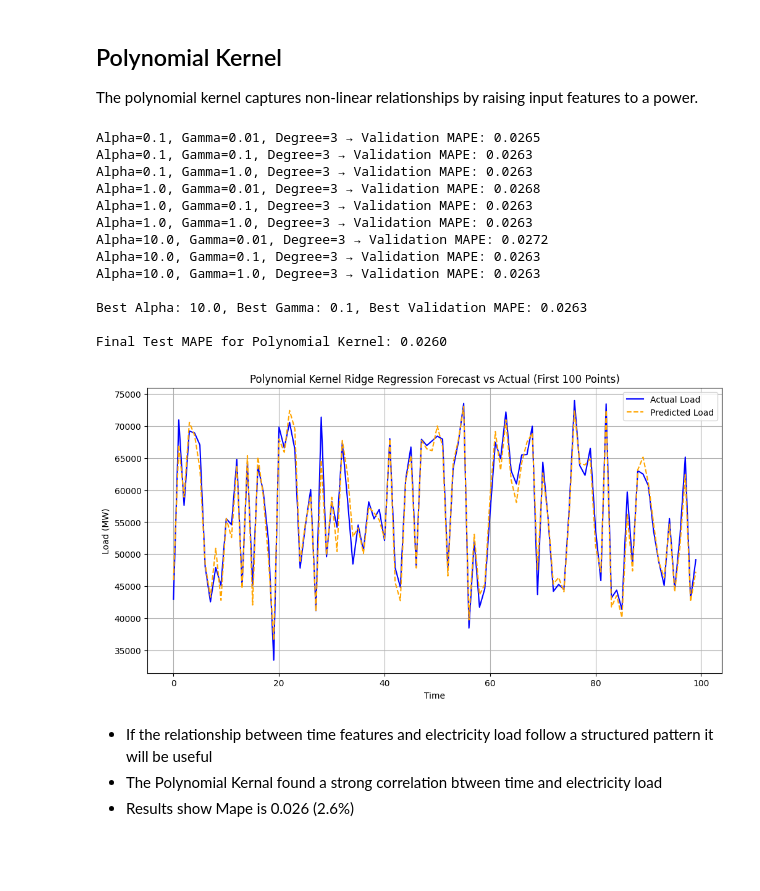
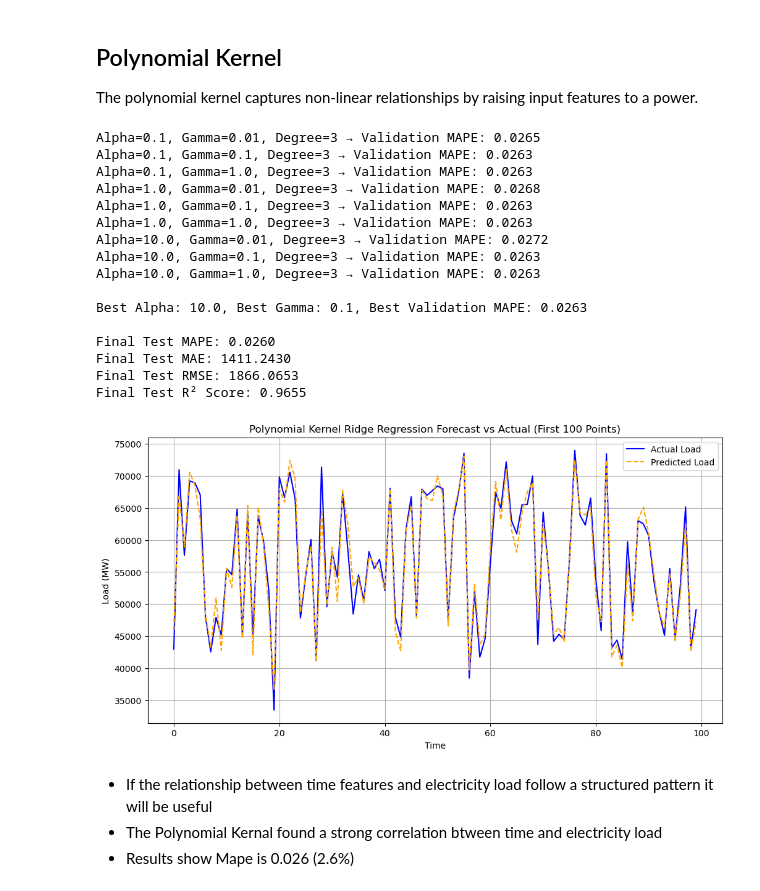
Before and after one commit to 333Rayyan/Electricity-Forecasting, a Jupyter notebook: krr_library.ipynb, the cells around one changed output. Cells and saved outputs as stored; diff of their text form; code cells hidden in the pictures; blank space fills up the shorter version.

```diff
--- a/krr_library.ipynb
+++ b/krr_library.ipynb
@@ -196,62 +207,67 @@ Final Test MAPE: 0.0221
 
 The polynomial kernel captures non-linear relationships by raising input features to a power.
 # %%
-# Step 1: Tune Alpha & Gamma Using the Validation Set for Polynomial Kernel
 best_alpha, best_gamma, best_mape = None, None, float("inf")
-degree = 3  # Cubic polynomial
+degree = 3
 
-alpha_values = [0.1, 1.0, 10.0]  # Regularisation strength
-gamma_values = [0.01, 0.1, 1.0]  # Kernel spread
+alpha_values = [0.1, 1.0, 10.0]
+gamma_values = [0.01, 0.1, 1.0]
 
 for alpha in alpha_values:
     for gamma in gamma_values:
         krr = KernelRidge(kernel='poly', alpha=alpha, gamma=gamma, degree=degree)
-        krr.fit(X_train_scaled, y_train)  # Train on training set
-        val_predictions = krr.predict(X_val_scaled)  # Predict on validation set
-        val_mape = mape(y_val, val_predictions)  # Evaluate performance
-
+        krr.fit(X_train_scaled, y_train)
+        val_predictions = krr.predict(X_val_scaled)
+        val_mape = mape(y_val, val_predictions)
         print(f"Alpha={alpha}, Gamma={gamma}, Degree={degree} → Validation MAPE: {val_mape:.4f}")
 
         if val_mape < best_mape:
-            best_alpha, best_gamma, best_mape = alpha, gamma, val_mape  # Store best hyperparameters
+            best_alpha, best_gamma, best_mape = alpha, gamma, val_mape
 
 print(f"\nBest Alpha: {best_alpha}, Best Gamma: {best_gamma}, Best Validation MAPE: {best_mape:.4f}")
 
-# Step 2: Train Final Model on Best Alpha & Gamma
 final_krr_poly = KernelRidge(kernel='poly', alpha=best_alpha, gamma=best_gamma, degree=degree)
 final_krr_poly.fit(X_train_scaled, y_train)
 
-# Step 3: Test Model on Unseen Test Data
 test_predictions_poly = final_krr_poly.predict(X_test_scaled)
+
 test_mape_poly = mape(y_test, test_predictions_poly)
+test_mae_poly = mean_absolute_error(y_test, test_predictions_poly)
+test_rmse_poly = np.sqrt(mean_squared_error(y_test, test_predictions_poly))
+test_r2_poly = r2_score(y_test, test_predictions_poly)
 
-print(f"\nFinal Test MAPE for Polynomial Kernel: {test_mape_poly:.4f}")
+print(f"\nFinal Test MAPE: {test_mape_poly:.4f}")
+print(f"Final Test MAE: {test_mae_poly:.4f}")
+print(f"Final Test RMSE: {test_rmse_poly:.4f}")
+print(f"Final Test R² Score: {test_r2_poly:.4f}")
 
-# Step 4: Plot Predictions vs Actual for First 100 Points
 plt.figure(figsize=(12, 6))
 plt.plot(y_test[:100], label="Actual Load", color="blue")
 plt.plot(test_predictions_poly[:100], label="Predicted Load", color="orange", linestyle="dashed")
 plt.title("Polynomial Kernel Ridge Regression Forecast vs Actual (First 100 Points)")
 plt.xlabel("Time")
 plt.ylabel("Load (MW)")
 plt.legend()
 plt.grid(True)
 plt.show()
 # %% [output]
 Alpha=0.1, Gamma=0.01, Degree=3 → Validation MAPE: 0.0265
 Alpha=0.1, Gamma=0.1, Degree=3 → Validation MAPE: 0.0263
 Alpha=0.1, Gamma=1.0, Degree=3 → Validation MAPE: 0.0263
 Alpha=1.0, Gamma=0.01, Degree=3 → Validation MAPE: 0.0268
 Alpha=1.0, Gamma=0.1, Degree=3 → Validation MAPE: 0.0263
 Alpha=1.0, Gamma=1.0, Degree=3 → Validation MAPE: 0.0263
 Alpha=10.0, Gamma=0.01, Degree=3 → Validation MAPE: 0.0272
 Alpha=10.0, Gamma=0.1, Degree=3 → Validation MAPE: 0.0263
 Alpha=10.0, Gamma=1.0, Degree=3 → Validation MAPE: 0.0263
 
 Best Alpha: 10.0, Best Gamma: 0.1, Best Validation MAPE: 0.0263
 
-Final Test MAPE for Polynomial Kernel: 0.0260
+Final Test MAPE: 0.0260
+Final Test MAE: 1411.2430
+Final Test RMSE: 1866.0653
+Final Test R² Score: 0.9655
-[figure, old version]
+[figure, new version]
 # %% [markdown]
 - If the relationship between time features and electricity load follow a structured pattern it will be useful
 - The Polynomial Kernal found a strong correlation btween time and electricity load
```
Also changed, not shown: parts of 6 cells of this notebook, 2 other files.
